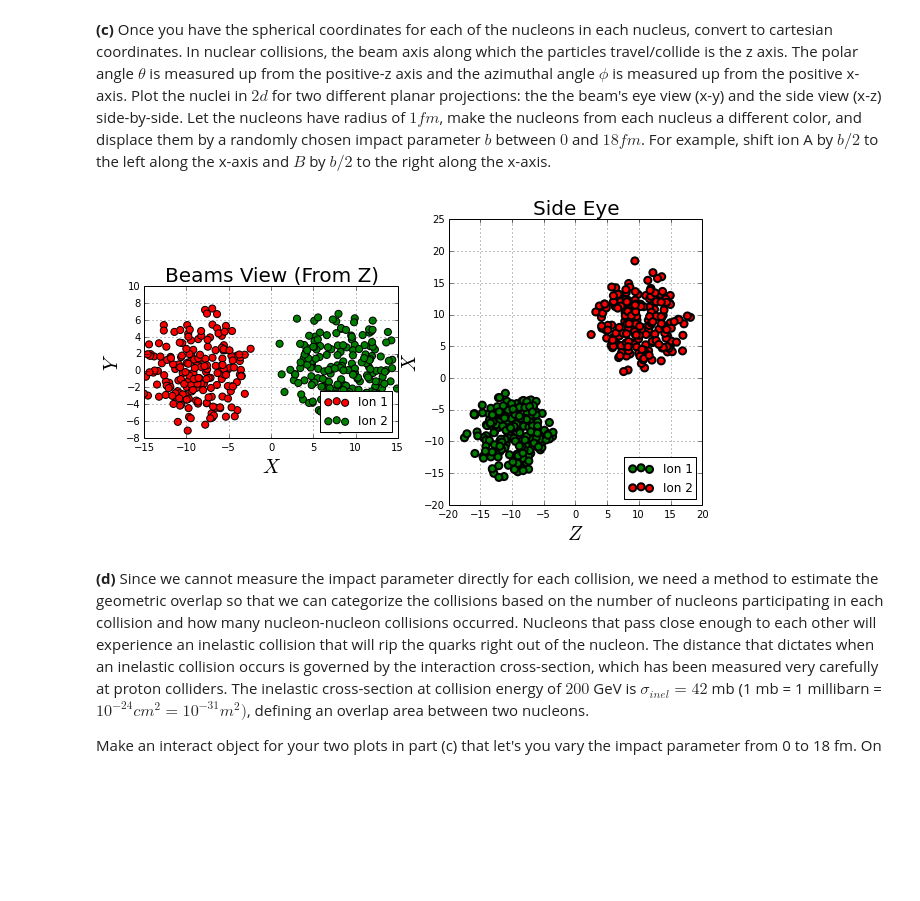
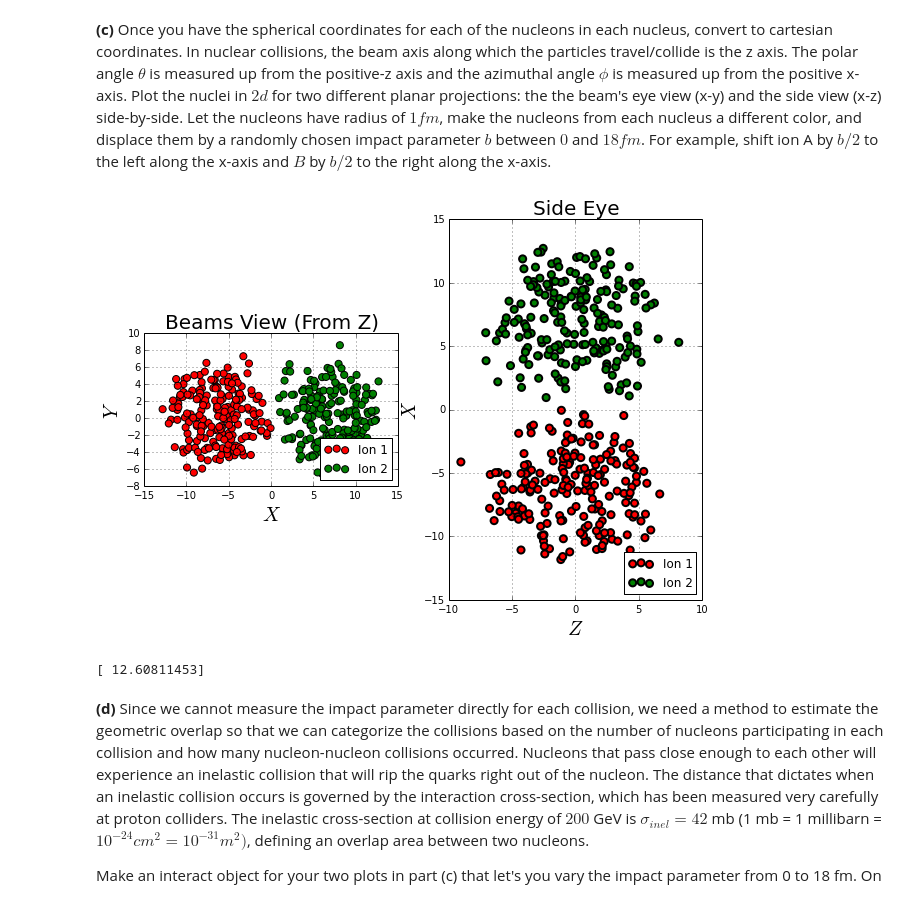
Before and after one commit to joknowle/PHYS202-S14, a Jupyter notebook: SciPy/RandomAndMCExercises .ipynb, the cells around one changed output. Saved outputs shown, nothing was run; the diff lists cells and outputs as text; code cells hidden in the pictures; blank space fills up the shorter version.

```diff
--- a/SciPy/RandomAndMCExercises .ipynb
+++ b/SciPy/RandomAndMCExercises .ipynb
@@ -300,6 +301,11 @@ def distribute1D(x,prob,N):
         r = np.random.ranf()
         xsamples[i] = x[CDF.searchsorted(r)]
     return xsamples
+
+WS = lambda r, rho_naught, R, w, a: rho_naught*(1. + (w * r**2. / R**2.)) / (1. + np.exp((r - R) / a))
+WS2 = lambda r, rho_naught, R, w, a: rho_naught*(r**2)*(1. + w*(r**2)/ (R**2.)) / (1. + np.exp((r - R) / a))
+rho_naught = 1.
+
 r = np.arange(0,12.01,0.001) # fm
 # Samples of 197 nucleons for each nucleus using WS func. Later Transformed to spherical coords.
 getGoldR1 = distribute1D(r, WS2(r, rho_naught, 6.38, 0., 0.535), 197)
@@ -329,17 +335,9 @@ Let the nucleons have radius of $1 fm$, make the nucleons from each nucleus a di
 # y = rho sin(theta) sin(phi)
 # z = rho cos(theta)
 
-x1 = []
-y1 = []
-z1 = []
-
-x2 = []
-y2 = []
-z2 = []
+x1 = []; y1 = []; z1 = []; x2 = []; y2 = []; z2 = [];
 # Random points for x and y axis with displacement 18fm.
 b = np.random.uniform(0., 18., 1.)
-
-
 for i in xrange(197):
     # Physics Defn:
     xPlotIon1 = getGoldR1[i] * np.sin(theta1[i]) * np.cos(phi1[i])
@@ -350,49 +348,42 @@ for i in xrange(197):
     yPlotIon2 = getGoldR2[i] * np.sin(theta2[i]) * np.sin(phi2[i])
     zPlotIon2 = getGoldR2[i] * np.cos(theta2[i])
 
-    # Math Def'n:
-    # xPlotIon1 = getGoldR1[i] * np.cos(theta1[i]) * np.sin(phi1[i])
-    # yPlotIon1 = getGoldR1[i] * np.sin(theta1[i]) * np.sin(phi1[i])
-    # zPlotIon1 = getGoldR1[i] * np.cos(phi1[i])
-
-    # xPlotIon2 = getGoldR2[i] * np.cos(theta2[i]) * np.sin(phi2[i])
-    # yPlotIon2 = getGoldR2[i] * np.sin(theta2[i]) * np.sin(phi2[i])
-    # zPlotIon2 = getGoldR2[i] * np.cos(phi2[i])
-
     x1.append(xPlotIon1 - (b/2.))
     y1.append(yPlotIon1)
-    z1.append(zPlotIon1 - 10.)
+    z1.append(zPlotIon1)
 
     x2.append(xPlotIon2 + (b/2.))
     y2.append(yPlotIon2)
-    z2.append(zPlotIon2 + 10.)
+    z2.append(zPlotIon2)
 
 # Beam's Eye: X-Z plot
 
 plt.figure(1, (10, 10 ))
 plt.subplot(1,2,1, adjustable='box', aspect='equal')
 xlim(-15,15)
 plt.title('Beams View (From Z)', fontsize = 20)
 xlabel(r'$X$', fontsize = 20)
 ylabel(r'$Y$', fontsize = 20)
 plt.scatter(x1, y1, linewidth =  1, s = 50, color = 'r', label = "Ion 1", edgecolors = 'k')
 plt.scatter(x2, y2, linewidth =  1, s = 50, color = 'g', label = "Ion 2", edgecolors = 'k')
 plt.grid()
 plt.legend(loc = "lower right")
 
 # Profile
 plt.subplot(1,2,2, adjustable='box', aspect='equal')
 plt.title('Side Eye', fontsize = 20)
 
 xlabel(r'$Z$', fontsize = 20)
 ylabel(r'$X$', fontsize = 20)
-plt.scatter(z1, x1, linewidth =  2, s = 50, color = 'g', label = "Ion 1", edgecolors = 'k')
-plt.scatter(z2, x2, linewidth =  2, s = 50, color = 'r', label = "Ion 2", edgecolors = 'k')
+plt.scatter(z1, x1, linewidth =  2, s = 50, color = 'r', label = "Ion 1", edgecolors = 'k')
+plt.scatter(z2, x2, linewidth =  2, s = 50, color = 'g', label = "Ion 2", edgecolors = 'k')
 plt.grid()
 plt.legend(loc = "lower right")
 plt.show()
+print b
 # %% [output]
-[figure, old version]
+[figure, new version]
+[ 12.60811453]
 # %% [markdown]
 **(d)** Since we cannot measure the impact parameter directly for each collision, we need a method to estimate the geometric overlap so that we can categorize the collisions based on the number of nucleons participating in each collision and how many nucleon-nucleon collisions occurred. Nucleons that pass close enough to each other will experience an inelastic collision that will rip the quarks right out of the nucleon. The distance that dictates when an inelastic collision occurs is governed by the interaction cross-section, which has been measured very carefully at proton colliders. The inelastic cross-section at collision energy of $200$ GeV is $\sigma_{inel} = 42$ mb (1 mb = 1 millibarn = $10^{−24} cm^2 = 10^{−31} m^2)$, defining an overlap area between two nucleons.
 
```
Also changed, not shown: parts of 5 cells of this notebook.
